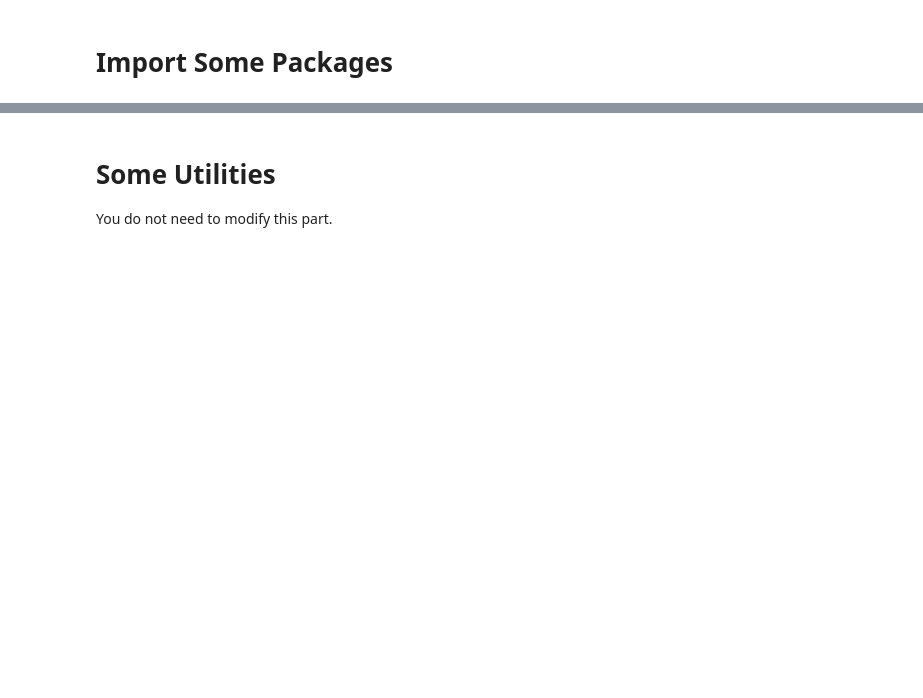
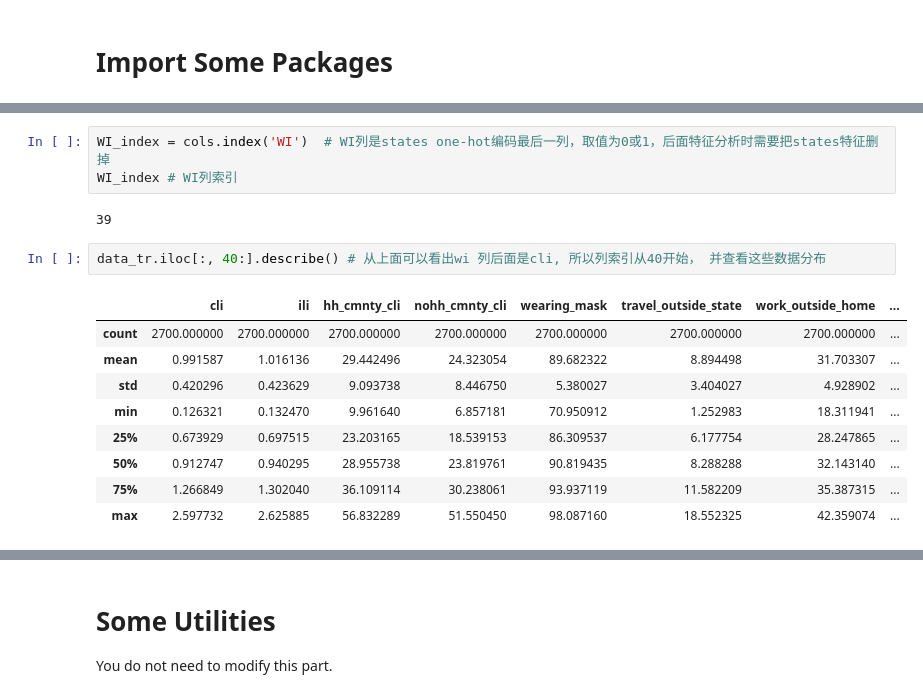
Before and after one commit to Arrebol2020/MachineLearning_LGY21Spring, a Jupyter notebook: hw1/ML2021Spring_HW1.ipynb, the cells around one changed output, grey strips where cells are left out. Cells and saved outputs as stored; diff of their text form; blank space fills up the shorter version.

```diff
--- a/hw1/ML2021Spring_HW1.ipynb
+++ b/hw1/ML2021Spring_HW1.ipynb
@@ -60,0 +152,17 @@ if torch.cuda.is_available():
+# %%
+WI_index = cols.index('WI')  # WI列是states one-hot编码最后一列，取值为0或1，后面特征分析时需要把states特征删掉
+WI_index # WI列索引
+# %% [output]
+39
+# %%
+data_tr.iloc[:, 40:].describe() # 从上面可以看出wi 列后面是cli, 所以列索引从40开始， 并查看这些数据分布
+# %% [output]
+|  | cli | ili | hh_cmnty_cli | nohh_cmnty_cli | wearing_mask | travel_outside_state | work_outside_home | ... |
+| count | 2700.000000 | 2700.000000 | 2700.000000 | 2700.000000 | 2700.000000 | 2700.000000 | 2700.000000 | ... |
+| mean | 0.991587 | 1.016136 | 29.442496 | 24.323054 | 89.682322 | 8.894498 | 31.703307 | ... |
+| std | 0.420296 | 0.423629 | 9.093738 | 8.446750 | 5.380027 | 3.404027 | 4.928902 | ... |
+| min | 0.126321 | 0.132470 | 9.961640 | 6.857181 | 70.950912 | 1.252983 | 18.311941 | ... |
+| 25% | 0.673929 | 0.697515 | 23.203165 | 18.539153 | 86.309537 | 6.177754 | 28.247865 | ... |
+| 50% | 0.912747 | 0.940295 | 28.955738 | 23.819761 | 90.819435 | 8.288288 | 32.143140 | ... |
+| 75% | 1.266849 | 1.302040 | 36.109114 | 30.238061 | 93.937119 | 11.582209 | 35.387315 | ... |
+| max | 2.597732 | 2.625885 | 56.832289 | 51.550450 | 98.087160 | 18.552325 | 42.359074 | ... |
```
Also changed, not shown: parts of 25 cells of this notebook.
